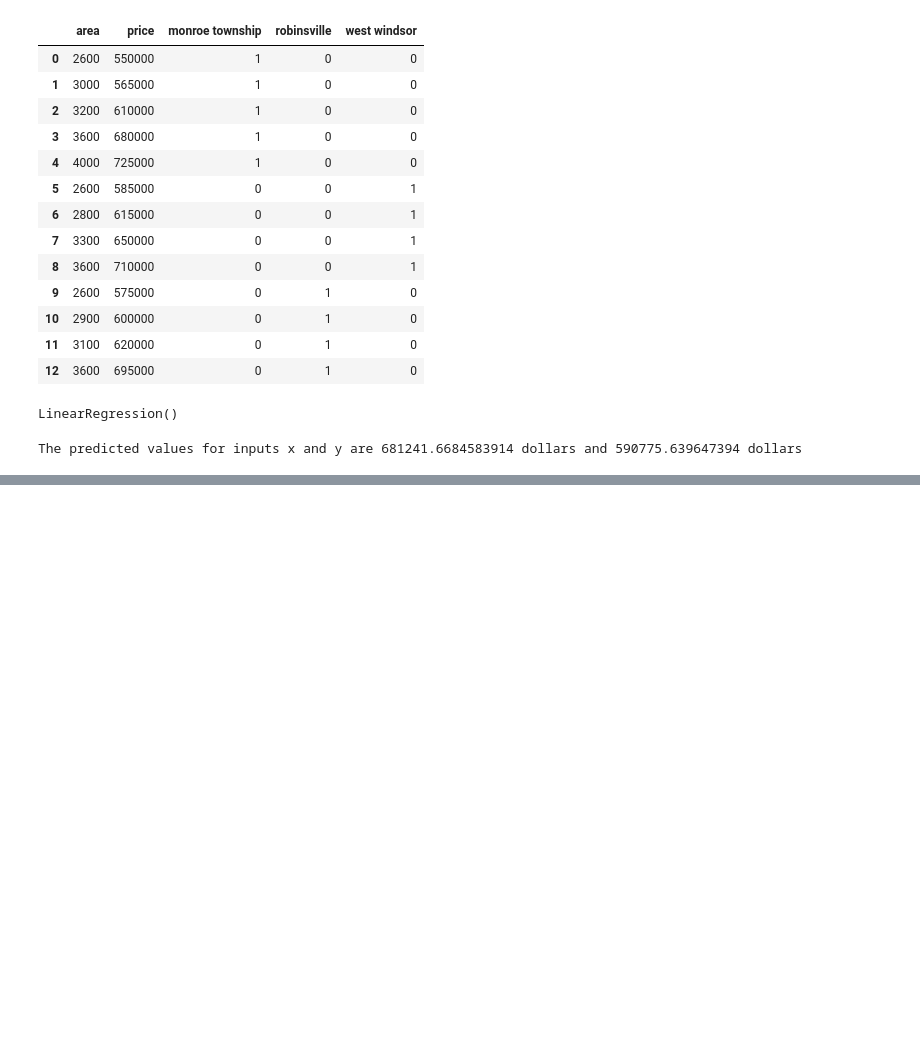
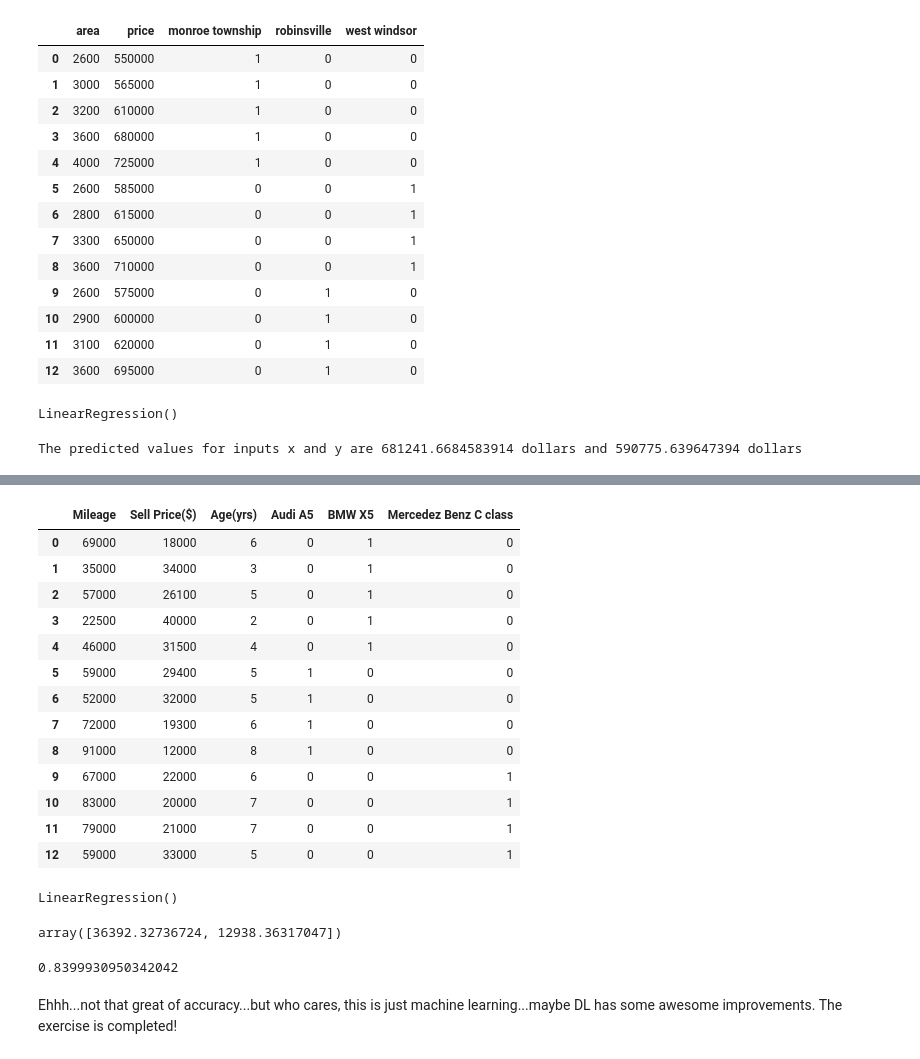
Before and after one commit to sanathNU/ML-and-DL-Notebooks, a Jupyter notebook: LR.ipynb, the cells around one changed output, grey strips where cells are left out. Cells and saved outputs as stored; diff of their text form; code cells hidden in the pictures; blank space fills up the shorter version.

Commit message:
completed one hot encoding exercise
did that shit...should move on complete off machine learning

```diff
--- a/LR.ipynb
+++ b/LR.ipynb
@@ -154,0 +162,3 @@ The predicted values for inputs x and y are 681241.6684583914 dollars and 590775
+# %%
+da2 = pd.read_csv('DataSets/carprices-exer.csv')
+da2
@@ -154,0 +180,19 @@ The predicted values for inputs x and y are 681241.6684583914 dollars and 590775
+# %%
+dum_var = pd.get_dummies(da2['Car Model'])
+da2 = (pd.concat([da2,dum_var],axis=1)).drop('Car Model',axis=1)
+da2
+# %% [output]
+|  | Mileage | Sell Price($) | Age(yrs) | Audi A5 | BMW X5 | Mercedez Benz C class |
+| 0 | 69000 | 18000 | 6 | 0 | 1 | 0 |
+| 1 | 35000 | 34000 | 3 | 0 | 1 | 0 |
+| 2 | 57000 | 26100 | 5 | 0 | 1 | 0 |
+| 3 | 22500 | 40000 | 2 | 0 | 1 | 0 |
+| 4 | 46000 | 31500 | 4 | 0 | 1 | 0 |
+| 5 | 59000 | 29400 | 5 | 1 | 0 | 0 |
+| 6 | 52000 | 32000 | 5 | 1 | 0 | 0 |
+| 7 | 72000 | 19300 | 6 | 1 | 0 | 0 |
+| 8 | 91000 | 12000 | 8 | 1 | 0 | 0 |
+| 9 | 67000 | 22000 | 6 | 0 | 0 | 1 |
+| 10 | 83000 | 20000 | 7 | 0 | 0 | 1 |
+| 11 | 79000 | 21000 | 7 | 0 | 0 | 1 |
+| 12 | 59000 | 33000 | 5 | 0 | 0 | 1 |
@@ -154,0 +205,16 @@ The predicted values for inputs x and y are 681241.6684583914 dollars and 590775
+# %%
+mod.fit(X_train,Y_train)
+# %% [output]
+LinearRegression()
+# %%
+test_vals = [[45000,4,0,0,1],[86000,7,0,1,0]]
+mod.predict(test_vals)
+#And God said...."Let there be answers!"
+# %% [output]
+array([36392.32736724, 12938.36317047])
+# %%
+mod.score(X_test,Y_test)
+# %% [output]
+0.8399930950342042
+# %% [markdown]
+Ehhh...not that great of accuracy...but who cares, this is just machine learning...maybe DL has some awesome improvements. The exercise is completed!
```
Also changed, not shown: parts of 5 cells of this notebook.
